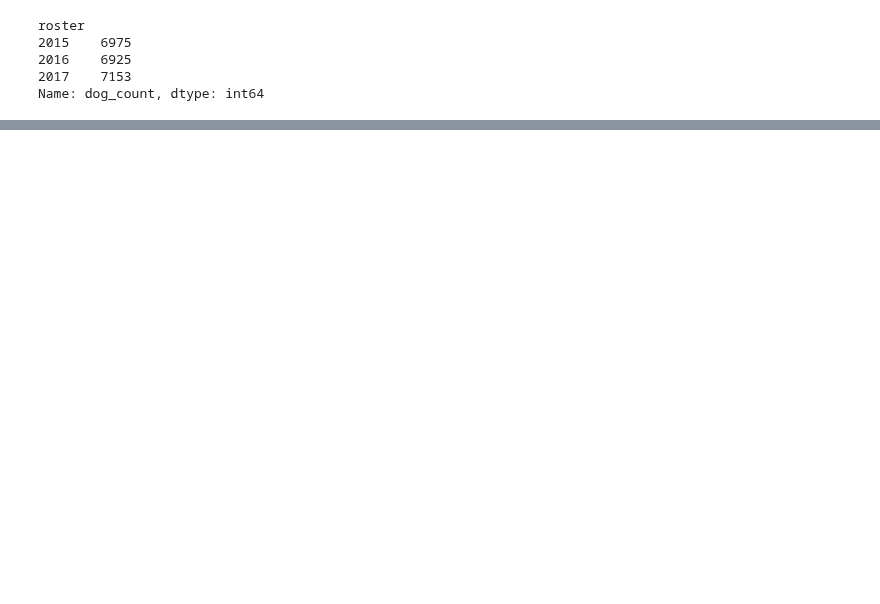
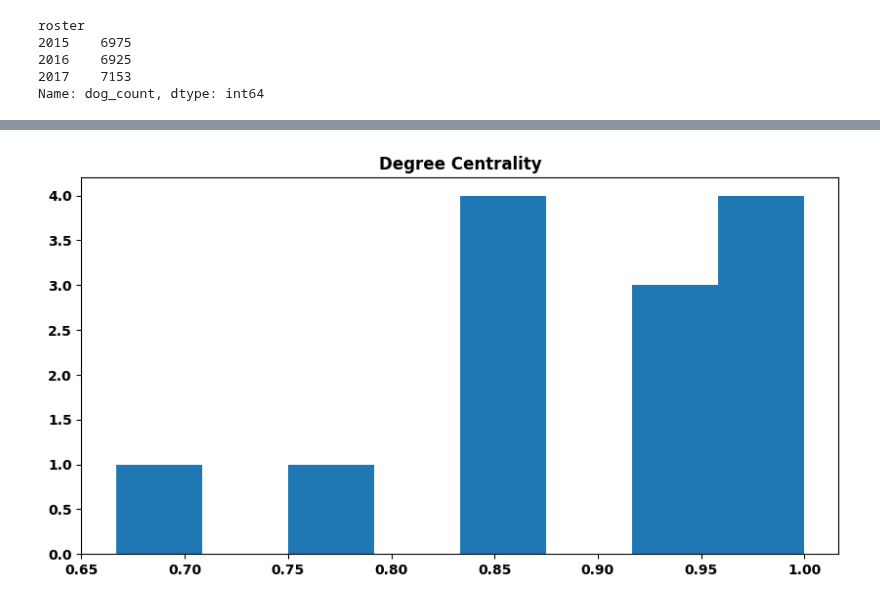
Before and after one commit to jonnross88/Springboard, a Jupyter notebook: u20_data_storytelling/dogs_of_zurich.ipynb, the cells around one changed output, grey strips where cells are left out. Cells and saved outputs as stored; diff of their text form; code cells hidden in the pictures; blank space fills up the shorter version.

```diff
--- a/u20_data_storytelling/dogs_of_zurich.ipynb
+++ b/u20_data_storytelling/dogs_of_zurich.ipynb
@@ -1532,0 +1284,19 @@ TypeError: '<' not supported between instances of 'float' and 'str'
+# %%
+dog_owner_df["district"] = pd.Categorical(
+    dog_owner_df["district"], ordered=False, categories=list(range(13))
+)
+
+
+dog_owner_df["age_group"] = pd.Categorical(dog_owner_df["age_group"], ordered=True)
+
+
+dog_owner_df["age_range"] = pd.Categorical(
+    dog_owner_df["age_range"],
+    ordered=True,
+    categories=["10s", "20s", "30s", "40s", "50s", "60s", "70s", "80s", "90s"],
+)
+dog_owner_df["roster"] = dog_owner_df["roster"].astype(str)
+
+
+dog_owner_df["roster"] = pd.Categorical(dog_owner_df["roster"], ordered=True)
+dog_owner_df["holder_id"] = dog_owner_df["holder_id"].astype(str)
@@ -1532,0 +1455,72 @@ TypeError: '<' not supported between instances of 'float' and 'str'
+# %%
+# create a graph from the moves_df dataframe
+moves_graph_2015_2017 = nx.from_pandas_edgelist(
+    moves_df, source="2015", target="2017", edge_attr=True
+)
+
+# Create a graph from the moves_df dataframe for 2015 to 2016
+moves_graph_2015_2016 = nx.from_pandas_edgelist(
+    moves_df, source="2015", target="2016", edge_attr=True
+)
+
+# Create a graph from the moves_df dataframe for 2016 to 2017
+moves_graph_2016_2017 = nx.from_pandas_edgelist(
+    moves_df,
+    source="2016",
+    target="2017",
+    edge_attr=True,
+)
+
+# get the nodes and edges of the graph
+nodes = hv.Graph.from_networkx(moves_graph_2015_2017, nx.layout.spring_layout).opts(
+    node_size=10,
+    edge_line_width=0.5,
+    node_color="black",
+    edge_color="black",
+    bgcolor="white",
+    width=800,
+    height=800,
+)
+
+edges = hv.Graph.from_networkx(moves_graph_2015_2017, nx.layout.spring_layout).opts(
+    node_size=10,
+    edge_line_width=0.5,
+    node_color="black",
+    edge_color="black",
+    bgcolor="white",
+    width=800,
+    height=800,
+)
+
+nodes * edges
+
+degree_centrality = nx.degree_centrality(moves_graph_2015_2017)
+betweenness_centrality = nx.betweenness_centrality(moves_graph_2015_2017)
+closeness_centrality = nx.closeness_centrality(moves_graph_2015_2017)
+
+degree_centrality
+betweenness_centrality
+closeness_centrality
+
+# Degree Centrality
+plt.figure(figsize=(10, 5))
+plt.hist(degree_centrality.values(), bins=8)
+plt.title("Degree Centrality")
+plt.show()
+
+# Betweenness Centrality
+plt.figure(figsize=(10, 5))
+plt.hist(betweenness_centrality.values(), bins=8)
+plt.title("Betweenness Centrality")
+plt.show()
+
+# Closeness Centrality
+plt.figure(figsize=(10, 5))
+plt.hist(closeness_centrality.values(), bins=8)
+plt.title("Closeness Centrality")
+plt.show()
+
+communities = community.greedy_modularity_communities(moves_graph_2015_2017)
+communities
+# %% [output]
+[figure, added]
```
Also changed, not shown: parts of 69 cells of this notebook, 1 other file.
